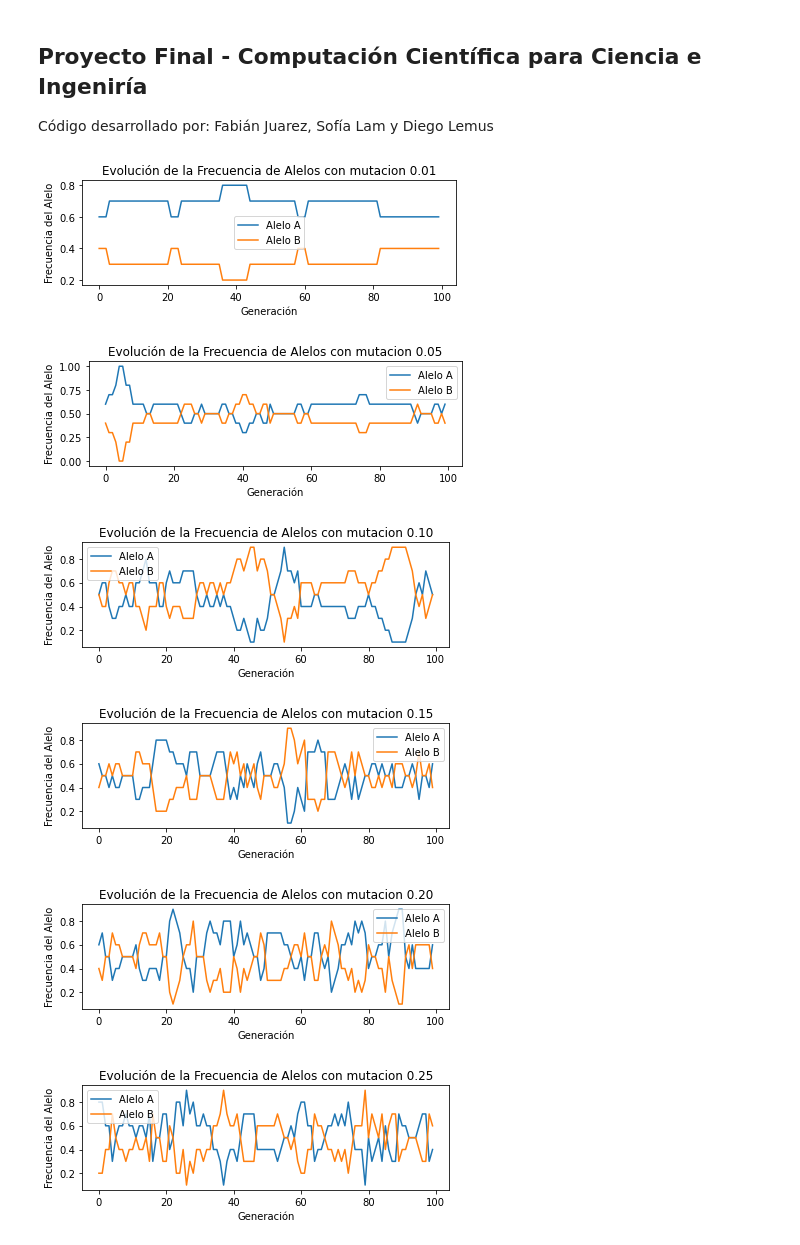
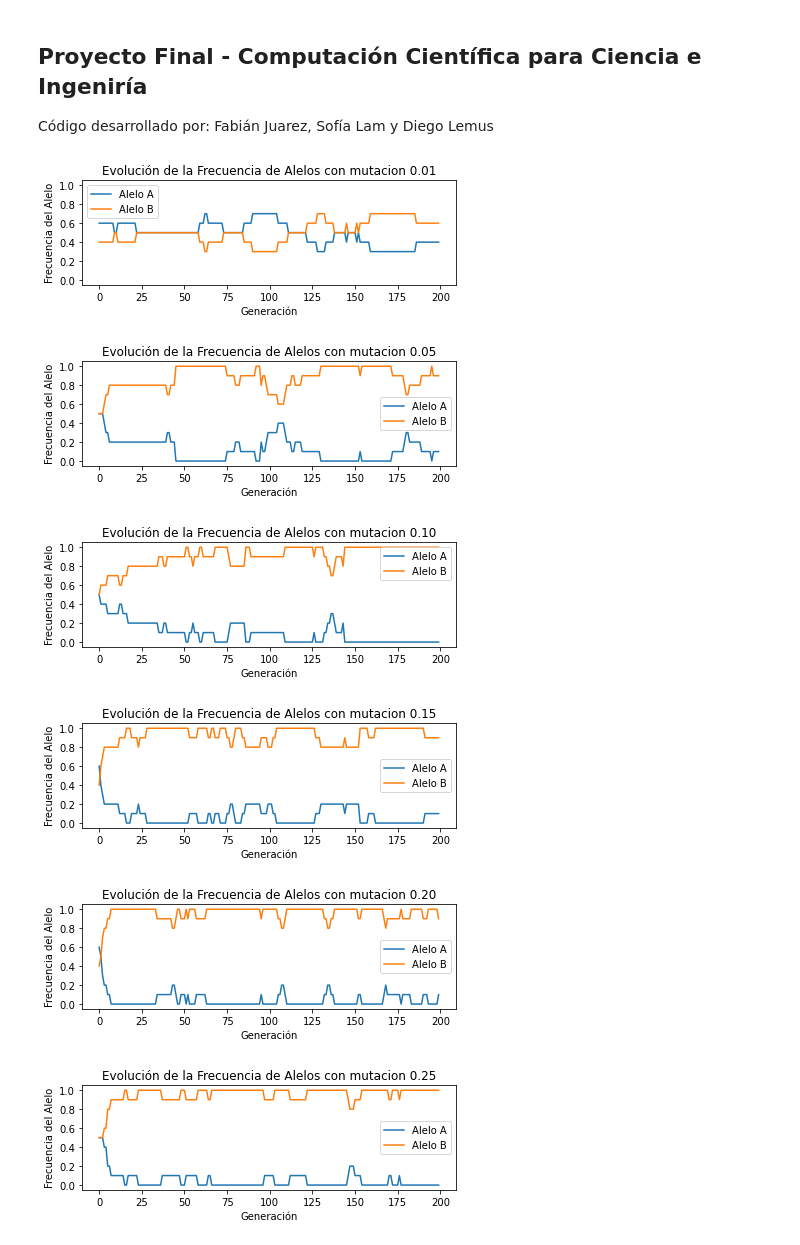
Before and after one commit to TheDeloz-v2/MontecarloGeneticDrift, a Jupyter notebook: MonteCarloProyectoFinal.ipynb, the cells around one changed output. Drawn from its saved outputs; the diff is of its cells as text; code cells hidden in the pictures.

```diff
--- a/MonteCarloProyectoFinal.ipynb
+++ b/MonteCarloProyectoFinal.ipynb
@@ -10,14 +11,15 @@ import matplotlib.pyplot as plt
 # params: población, tasa de mutación
 # return: nueva población
 
-def montecarlo_deriva_genetica(poblacion, tasa_mutacion):
+def montecarlo_deriva_genetica(poblacion, tasa_mutacionA, tasa_mutacionB):
     nueva_poblacion = []
 
     for alelo in poblacion:
-        mutar = random.uniform(0, 1) < tasa_mutacion
-        if alelo == 'A' and mutar:
+        mutarA = random.uniform(0, 1) < tasa_mutacionA
+        mutarB = random.uniform(0, 1) < tasa_mutacionB
+        if alelo == 'A' and mutarA:
             nueva_poblacion.append('B')
-        elif alelo == 'B' and mutar:
+        elif alelo == 'B' and mutarB:
             nueva_poblacion.append('A')
         else:
             nueva_poblacion.append(alelo)
@@ -28,12 +30,12 @@ def montecarlo_deriva_genetica(poblacion, tasa_mutacion):
 # params: población inicial, generaciones, tasa de mutación
 # return: frecuencias, las frecuencias de ambos alelos 'A' y 'B'
 
-def montecarlo_simulacion_genetica(poblacion_inicial, generaciones, tasa_mutacion):
+def montecarlo_simulacion_genetica(poblacion_inicial, generaciones, tasa_mutacionA, tasa_mutacionB):
     poblacion_actual = poblacion_inicial.copy()
     frecuencias = {'A': [], 'B': []}
 
     for generacion in range(generaciones):
-        poblacion_actual = montecarlo_deriva_genetica(poblacion_actual, tasa_mutacion)
+        poblacion_actual = montecarlo_deriva_genetica(poblacion_actual, tasa_mutacionA, tasa_mutacionB)
 
         # Calcular frecuencias y agregarlas al diccionario
         frecuencia_A, frecuencia_B = analizar_genetica(poblacion_actual)
@@ -54,7 +56,6 @@ def analizar_genetica(poblacion):
 # %%
 # Función para generar el gráfico de frecuencia de alelos
 # params: frecuencias, generaciones
-
 def graficar_evolution(frecuencias, generaciones, title):
     plt.subplot(2, 1, 1)
     plt.plot(generaciones, frecuencias['A'], label='Alelo A')
@@ -64,43 +65,46 @@ def graficar_evolution(frecuencias, generaciones, title):
     plt.legend()
     plt.title(title)
 
-
+    # Establecer límites y marcas de intervalo en el eje y
+    plt.ylim(-0.05, 1.05)
+    plt.yticks(np.arange(0, 1.1, 0.2))
 
     plt.tight_layout()
     plt.show()
 # %%
 # Parámetros
-generaciones = 100
-tasa_mutacion_0 = 0.01
-tasa_mutacion_1 = 0.05
-tasa_mutacion_2 = 0.10
-tasa_mutacion_3 = 0.15
-tasa_mutacion_4 = 0.20
-tasa_mutacion_5 = 0.25
+generaciones = 200
+tasa_mutacion_B = 0.01
+tasa_mutacion_A0 = 0.01
+tasa_mutacion_A1 = 0.05
+tasa_mutacion_A2 = 0.10
+tasa_mutacion_A3 = 0.15
+tasa_mutacion_A4 = 0.20
+tasa_mutacion_A5 = 0.25
 
 # Población inicial
 poblacion_inicial = ['A', 'B', 'A', 'A', 'B', 'B', 'A', 'B', 'A', 'A']
 
 # Ejecutar simulación con Montecarlo usando random.uniform
-frecuencias_0 = montecarlo_simulacion_genetica(poblacion_inicial, generaciones, tasa_mutacion_0)
-frecuencias_1 = montecarlo_simulacion_genetica(poblacion_inicial, generaciones, tasa_mutacion_1)
-frecuencias_2 = montecarlo_simulacion_genetica(poblacion_inicial, generaciones, tasa_mutacion_2)
-frecuencias_3 = montecarlo_simulacion_genetica(poblacion_inicial, generaciones, tasa_mutacion_3)
-frecuencias_4 = montecarlo_simulacion_genetica(poblacion_inicial, generaciones, tasa_mutacion_4)
-frecuencias_5 = montecarlo_simulacion_genetica(poblacion_inicial, generaciones, tasa_mutacion_5)
+frecuencias_0 = montecarlo_simulacion_genetica(poblacion_inicial, generaciones, tasa_mutacion_A0, tasa_mutacion_B)
+frecuencias_1 = montecarlo_simulacion_genetica(poblacion_inicial, generaciones, tasa_mutacion_A1, tasa_mutacion_B)
+frecuencias_2 = montecarlo_simulacion_genetica(poblacion_inicial, generaciones, tasa_mutacion_A2, tasa_mutacion_B)
+frecuencias_3 = montecarlo_simulacion_genetica(poblacion_inicial, generaciones, tasa_mutacion_A3, tasa_mutacion_B)
+frecuencias_4 = montecarlo_simulacion_genetica(poblacion_inicial, generaciones, tasa_mutacion_A4, tasa_mutacion_B)
+frecuencias_5 = montecarlo_simulacion_genetica(poblacion_inicial, generaciones, tasa_mutacion_A5, tasa_mutacion_B)
 
 # Graficar las frecuencias a lo largo de las generaciones
 generaciones = list(range(generaciones))
 graficar_evolution(frecuencias_0, generaciones, 'Evolución de la Frecuencia de Alelos con mutacion 0.01')
 graficar_evolution(frecuencias_1, generaciones, 'Evolución de la Frecuencia de Alelos con mutacion 0.05')
 graficar_evolution(frecuencias_2, generaciones, 'Evolución de la Frecuencia de Alelos con mutacion 0.10')
 graficar_evolution(frecuencias_3, generaciones, 'Evolución de la Frecuencia de Alelos con mutacion 0.15')
 graficar_evolution(frecuencias_4, generaciones, 'Evolución de la Frecuencia de Alelos con mutacion 0.20')
 graficar_evolution(frecuencias_5, generaciones, 'Evolución de la Frecuencia de Alelos con mutacion 0.25')
 # %% [output]
-[figure, old version]
+[figure, new version]
-[figure, old version]
+[figure, new version]
-[figure, old version]
+[figure, new version]
-[figure, old version]
+[figure, new version]
-[figure, old version]
+[figure, new version]
-[figure, old version]
+[figure, new version]
```
Also changed, not shown: parts of 1 cell of this notebook.
